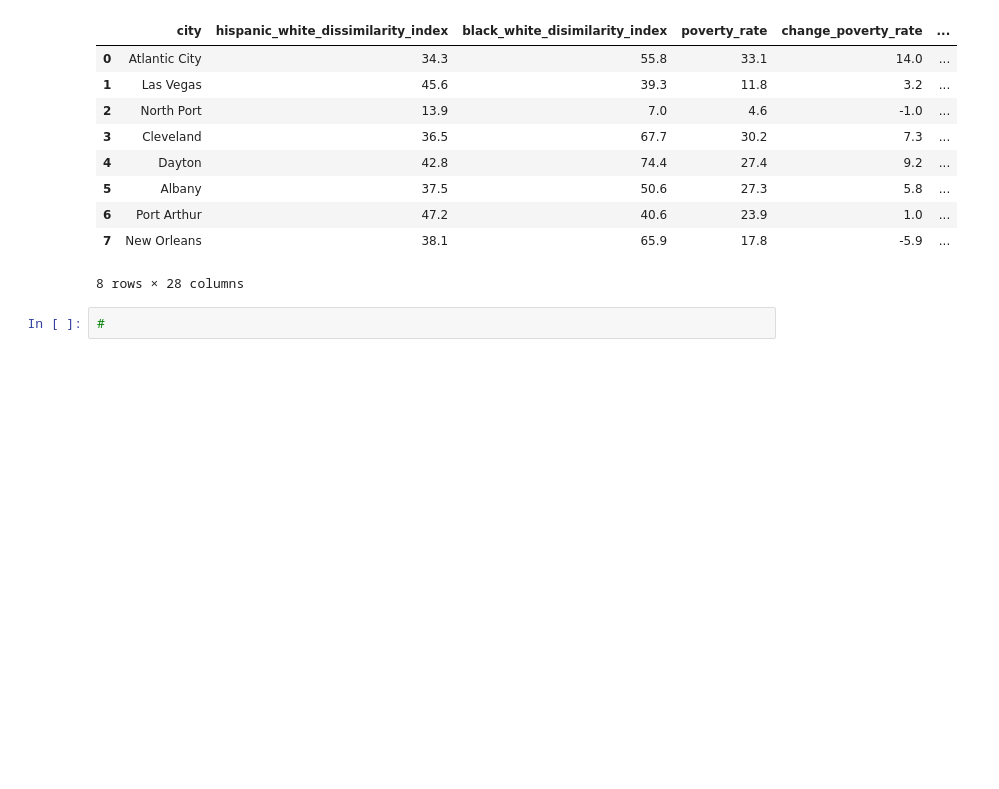
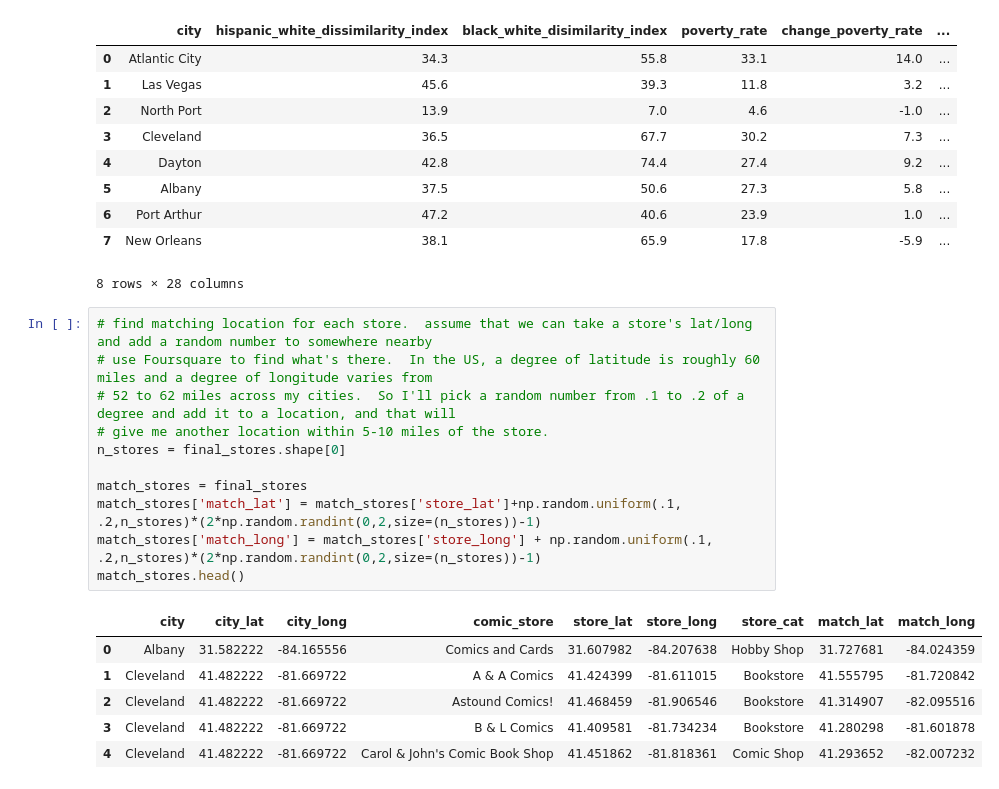
Before and after one commit to akonkel/Coursera_Capstone, a Jupyter notebook: capstone_notebook.ipynb, the cells around one changed output. Drawn from its saved outputs; the diff is of its cells as text; blank space fills up the shorter version.

```diff
--- a/capstone_notebook.ipynb
+++ b/capstone_notebook.ipynb
@@ -194,5 +199,21 @@ city_data.merge(store_count,how='left',on='city')
 | 6 | Port Arthur | 47.2 | 40.6 | 23.9 | 1.0 | ... |
 | 7 | New Orleans | 38.1 | 65.9 | 17.8 | -5.9 | ... |
 8 rows × 28 columns
-# %%
-#
+# %%
+# find matching location for each store.  assume that we can take a store's lat/long and add a random number to somewhere nearby
+# use Foursquare to find what's there.  In the US, a degree of latitude is roughly 60 miles and a degree of longitude varies from
+# 52 to 62 miles across my cities.  So I'll pick a random number from .1 to .2 of a degree and add it to a location, and that will
+# give me another location within 5-10 miles of the store.
+n_stores = final_stores.shape[0]
+
+match_stores = final_stores
+match_stores['match_lat'] = match_stores['store_lat']+np.random.uniform(.1, .2,n_stores)*(2*np.random.randint(0,2,size=(n_stores))-1)
+match_stores['match_long'] = match_stores['store_long'] + np.random.uniform(.1, .2,n_stores)*(2*np.random.randint(0,2,size=(n_stores))-1)
+match_stores.head()
+# %% [output]
+|  | city | city_lat | city_long | comic_store | store_lat | store_long | store_cat | match_lat | match_long |
+| 0 | Albany | 31.582222 | -84.165556 | Comics and Cards | 31.607982 | -84.207638 | Hobby Shop | 31.727681 | -84.024359 |
+| 1 | Cleveland | 41.482222 | -81.669722 | A & A Comics | 41.424399 | -81.611015 | Bookstore | 41.555795 | -81.720842 |
+| 2 | Cleveland | 41.482222 | -81.669722 | Astound Comics! | 41.468459 | -81.906546 | Bookstore | 41.314907 | -82.095516 |
+| 3 | Cleveland | 41.482222 | -81.669722 | B & L Comics | 41.409581 | -81.734234 | Bookstore | 41.280298 | -81.601878 |
+| 4 | Cleveland | 41.482222 | -81.669722 | Carol & John's Comic Book Shop | 41.451862 | -81.818361 | Comic Shop | 41.293652 | -82.007232 |
```
Also changed, not shown: parts of 14 cells of this notebook.
